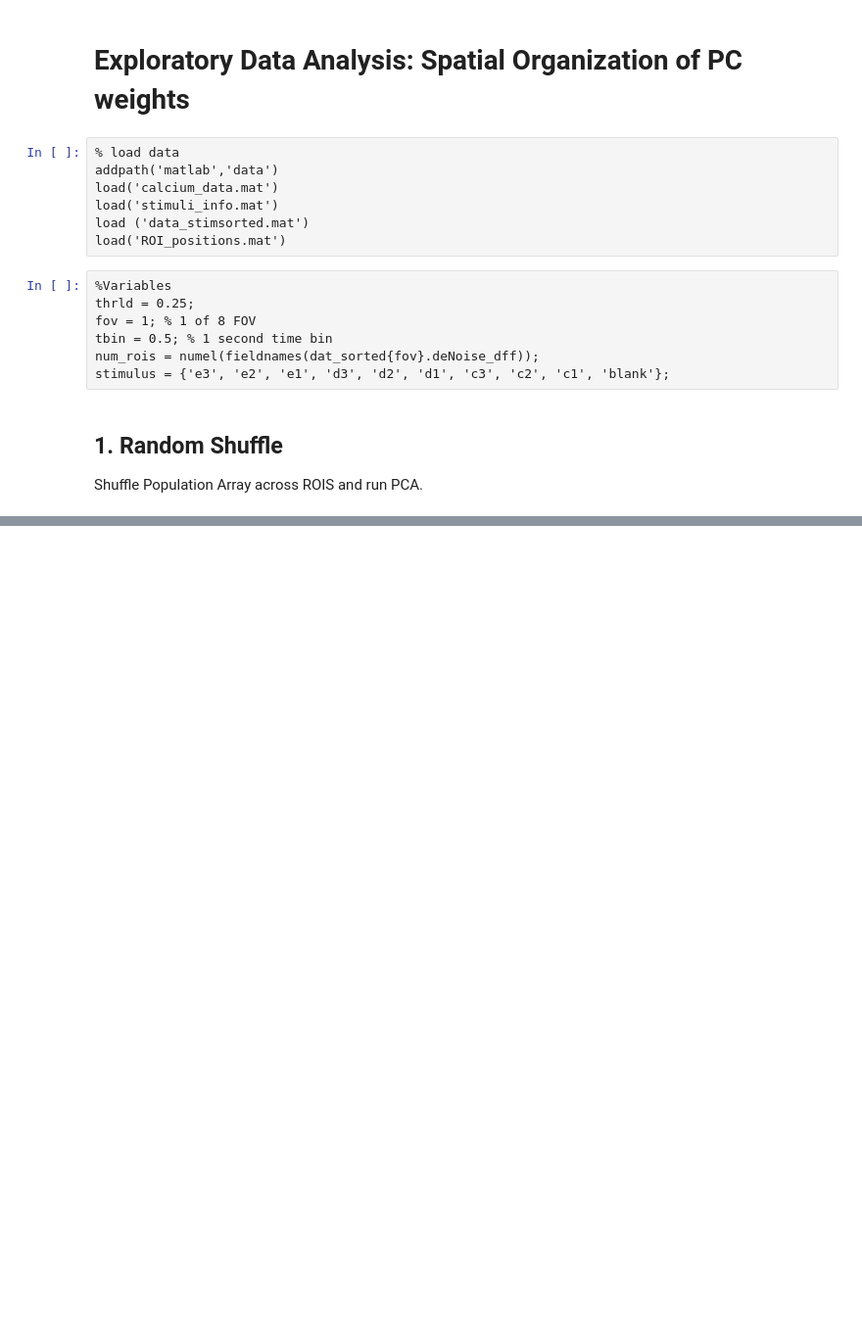
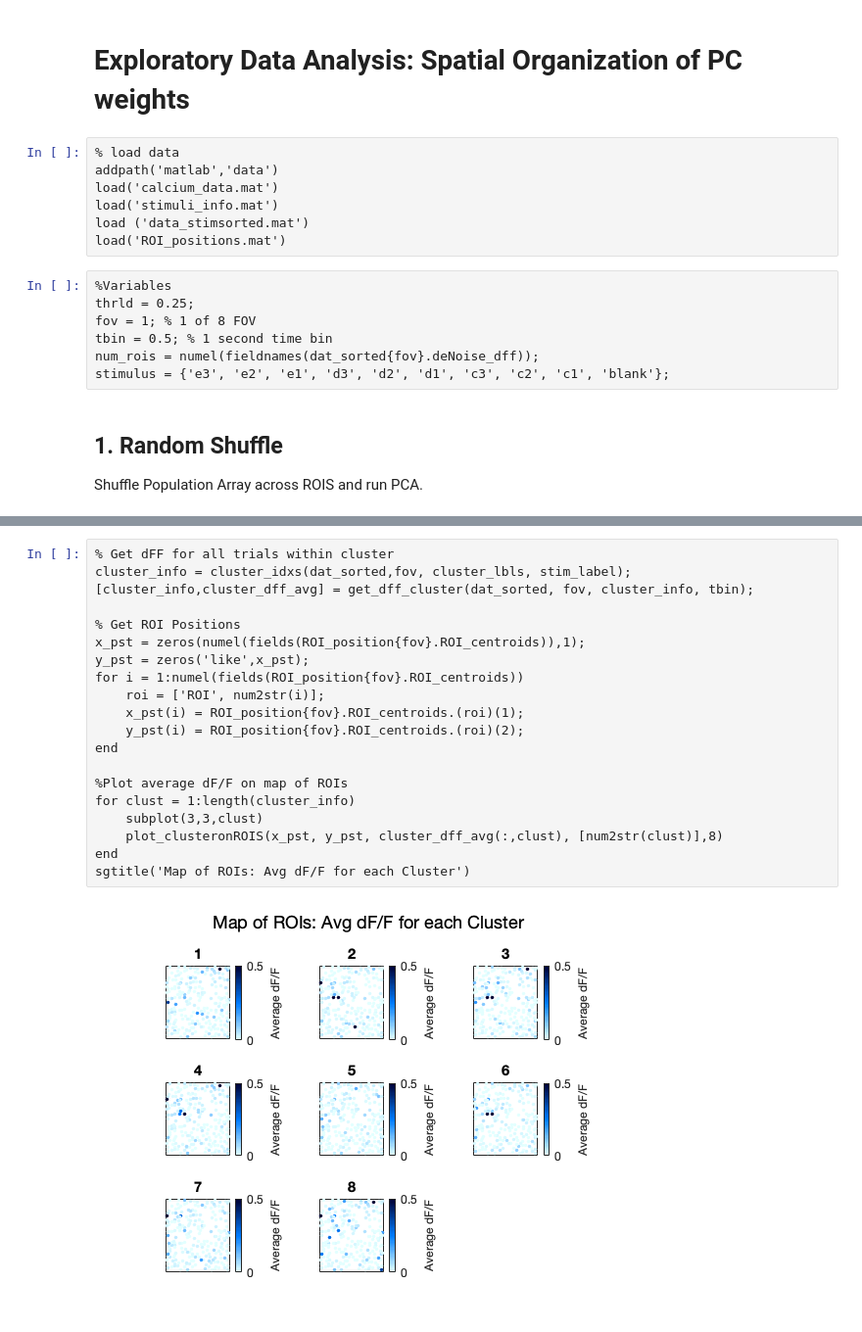
Before and after one commit to neurogomez/neural_ensemble_identification, a Jupyter notebook: 02b_Ensemble_Identification.ipynb, the cells around one changed output, grey strips where cells are left out. Shown: that part at 98% size. Saved outputs shown, nothing was run; the diff lists cells and outputs as text; blank space fills up the shorter version.

```diff
--- a/02b_Ensemble_Identification.ipynb
+++ b/02b_Ensemble_Identification.ipynb
@@ -100,0 +107,22 @@ There is not much difference between weighted PCA and PCA
+# %%
+% Get dFF for all trials within cluster
+cluster_info = cluster_idxs(dat_sorted,fov, cluster_lbls, stim_label);
+[cluster_info,cluster_dff_avg] = get_dff_cluster(dat_sorted, fov, cluster_info, tbin);
+
+% Get ROI Positions
+x_pst = zeros(numel(fields(ROI_position{fov}.ROI_centroids)),1);
+y_pst = zeros('like',x_pst);
+for i = 1:numel(fields(ROI_position{fov}.ROI_centroids))
+    roi = ['ROI', num2str(i)];
+    x_pst(i) = ROI_position{fov}.ROI_centroids.(roi)(1);
+    y_pst(i) = ROI_position{fov}.ROI_centroids.(roi)(2);
+end
+
+%Plot average dF/F on map of ROIs
+for clust = 1:length(cluster_info)
+    subplot(3,3,clust)
+    plot_clusteronROIS(x_pst, y_pst, cluster_dff_avg(:,clust), [num2str(clust)],8)
+end
+sgtitle('Map of ROIs: Avg dF/F for each Cluster')
+# %% [output]
+[figure, added]
```
Also changed, not shown: parts of 20 cells of this notebook, 6 other files.
